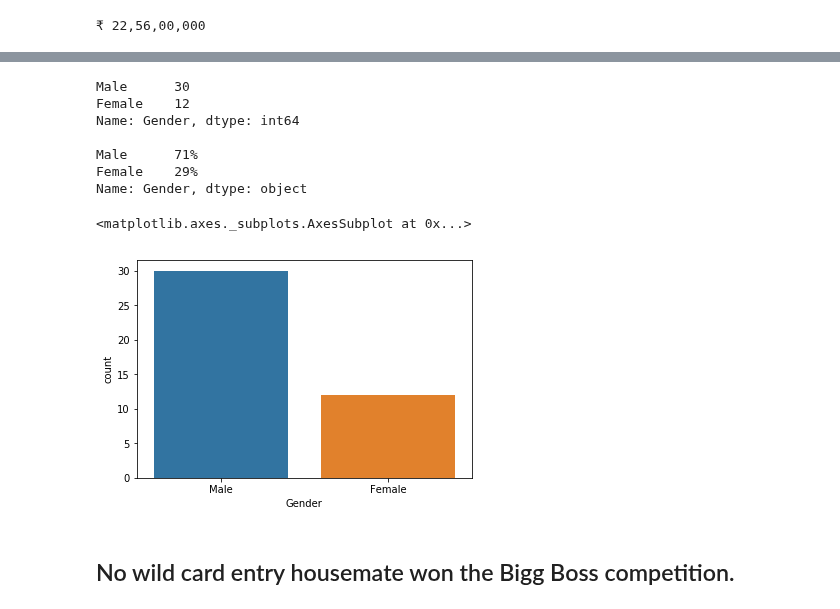
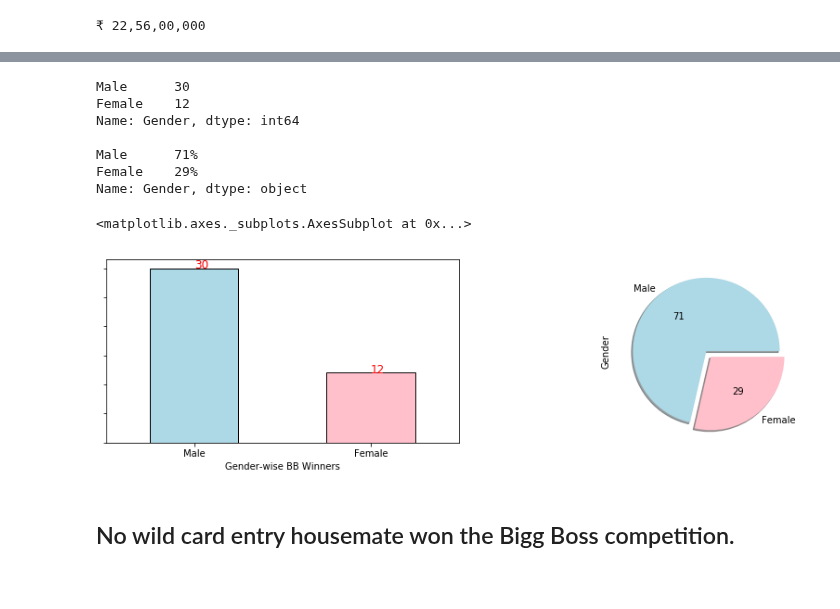
Before and after one commit to satya-thirumani/bigg-boss-data-set, a Jupyter notebook: Predicting Bigg Boss Telugu Season Winner.ipynb, the cells around one changed output, grey strips where cells are left out. Saved outputs shown, nothing was run; the diff lists cells and outputs as text; code cells hidden in the pictures; blank space fills up the shorter version.

Commit message:
Kaggle Notebook | Predicting Bigg Boss Telugu Non-Stop Season Winner | Version 20

```diff
--- a/Predicting Bigg Boss Telugu Season Winner.ipynb
+++ b/Predicting Bigg Boss Telugu Season Winner.ipynb
@@ -231,0 +219,16 @@ Name: Wild Card, dtype: object
+# %%
+# Number of normal entries and wild card entries
+print(bigg_boss['Wild Card'].value_counts(), "\n")
+print(round(bigg_boss['Wild Card'].value_counts(normalize=True)*100).astype(str).str.replace('.0', '%'), "\n")
+
+plt.figure(figsize=(15, 8))
+ax1=plt.subplot(221)
+bigg_boss['Wild Card'].value_counts().plot(kind='bar',color=["lightgreen","pink"],ec="k")
+plt.xlabel("Will card entry or not ?")
+plt.xticks(rotation=0)
+plt.setp(ax1.get_yticklabels(), visible=False)
+for x,y in enumerate(bigg_boss['Wild Card'].value_counts()):
+    plt.annotate(y,(x,y),fontsize=12,color="blue")
+
+ax2=plt.subplot(222)
+bigg_boss['Wild Card'].value_counts().plot(kind='pie',autopct='%.0f',explode = (0,0.10),colors=["lightgreen","pink"],shadow=True)
@@ -523,21 +538,31 @@ Name: Profession, dtype: int64
 # %%
 # Gender of Season title Winners
 print(bigg_boss.loc[bigg_boss.Winner==1, 'Gender'].value_counts(), '\n')
 
 # In percentage
 print(round(bigg_boss.loc[bigg_boss.Winner==1, 'Gender'].value_counts(normalize=True)*100).astype(str).str.replace('.0', '%'))
 
-sns.countplot(data = bigg_boss.loc[bigg_boss.Winner==1], x = 'Gender')
+plt.figure(figsize=(15,8))
+ax1=plt.subplot(221)
+bigg_boss.loc[bigg_boss.Winner==1, 'Gender'].value_counts().plot(kind='bar',color=["lightblue","pink"],ec="k")
+plt.xlabel("Gender-wise BB Winners")
+plt.xticks(rotation=0)
+plt.setp(ax1.get_yticklabels(), visible=False)
+for x,y in enumerate(bigg_boss.loc[bigg_boss.Winner==1, 'Gender'].value_counts()):
+    plt.annotate(y,(x,y),fontsize=12,color="Red")
+
+ax2=plt.subplot(222)
+bigg_boss.loc[bigg_boss.Winner==1, 'Gender'].value_counts().plot(kind='pie',autopct='%.0f',explode = (0,0.10),colors=["lightblue","pink"],shadow=True)
 # %% [output]
 Male      30
 Female    12
 Name: Gender, dtype: int64
 
 Male      71%
 Female    29%
 Name: Gender, dtype: object
 <matplotlib.axes._subplots.AxesSubplot at 0x...>
-[figure, old version]
+[figure, new version]
 # %% [markdown]
 ## No wild card entry housemate won the Bigg Boss competition.
 # %%
```
Also changed, not shown: parts of 34 cells of this notebook.
